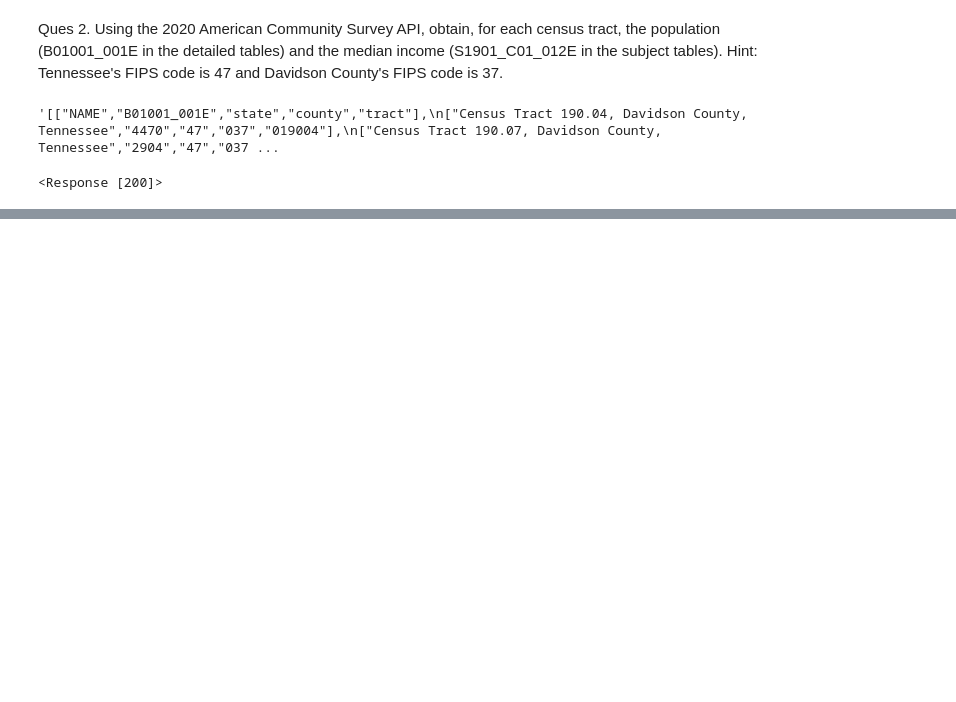
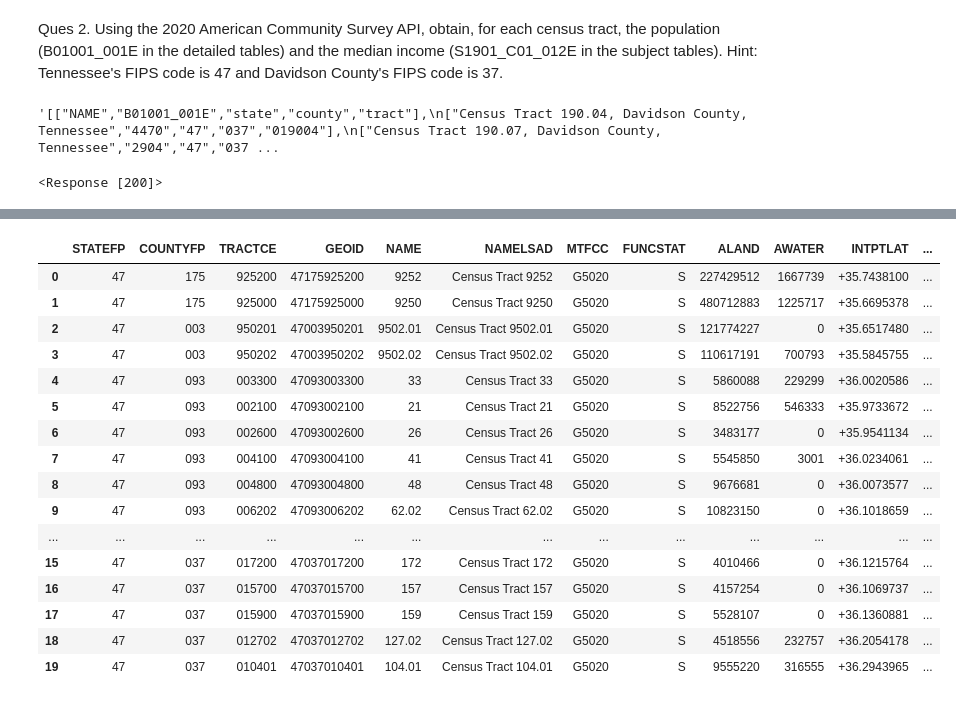
Before and after one commit to nss-data-science-cohort-6/api_project-twix, a Jupyter notebook: AM_api_project.ipynb, the cells around one changed output, grey strips where cells are left out. Drawn from its saved outputs; the diff is of its cells as text; code cells hidden in the pictures; blank space fills up the shorter version.

```diff
--- a/AM_api_project.ipynb
+++ b/AM_api_project.ipynb
@@ -358,0 +290,21 @@ print(txt)
+# %%
+Shapefile = gpd.read_file('../tl_2020_47_tract/')
+Shapefile.head(20)
+# %% [output]
+|  | STATEFP | COUNTYFP | TRACTCE | GEOID | NAME | NAMELSAD | MTFCC | FUNCSTAT | ALAND | AWATER | INTPTLAT | ... |
+| 0 | 47 | 175 | 925200 | 47175925200 | 9252 | Census Tract 9252 | G5020 | S | 227429512 | 1667739 | +35.7438100 | ... |
+| 1 | 47 | 175 | 925000 | 47175925000 | 9250 | Census Tract 9250 | G5020 | S | 480712883 | 1225717 | +35.6695378 | ... |
+| 2 | 47 | 003 | 950201 | 47003950201 | 9502.01 | Census Tract 9502.01 | G5020 | S | 121774227 | 0 | +35.6517480 | ... |
+| 3 | 47 | 003 | 950202 | 47003950202 | 9502.02 | Census Tract 9502.02 | G5020 | S | 110617191 | 700793 | +35.5845755 | ... |
+| 4 | 47 | 093 | 003300 | 47093003300 | 33 | Census Tract 33 | G5020 | S | 5860088 | 229299 | +36.0020586 | ... |
+| 5 | 47 | 093 | 002100 | 47093002100 | 21 | Census Tract 21 | G5020 | S | 8522756 | 546333 | +35.9733672 | ... |
+| 6 | 47 | 093 | 002600 | 47093002600 | 26 | Census Tract 26 | G5020 | S | 3483177 | 0 | +35.9541134 | ... |
+| 7 | 47 | 093 | 004100 | 47093004100 | 41 | Census Tract 41 | G5020 | S | 5545850 | 3001 | +36.0234061 | ... |
+| 8 | 47 | 093 | 004800 | 47093004800 | 48 | Census Tract 48 | G5020 | S | 9676681 | 0 | +36.0073577 | ... |
+| 9 | 47 | 093 | 006202 | 47093006202 | 62.02 | Census Tract 62.02 | G5020 | S | 10823150 | 0 | +36.1018659 | ... |
+| ... | ... | ... | ... | ... | ... | ... | ... | ... | ... | ... | ... | ... |
+| 15 | 47 | 037 | 017200 | 47037017200 | 172 | Census Tract 172 | G5020 | S | 4010466 | 0 | +36.1215764 | ... |
+| 16 | 47 | 037 | 015700 | 47037015700 | 157 | Census Tract 157 | G5020 | S | 4157254 | 0 | +36.1069737 | ... |
+| 17 | 47 | 037 | 015900 | 47037015900 | 159 | Census Tract 159 | G5020 | S | 5528107 | 0 | +36.1360881 | ... |
+| 18 | 47 | 037 | 012702 | 47037012702 | 127.02 | Census Tract 127.02 | G5020 | S | 4518556 | 232757 | +36.2054178 | ... |
+| 19 | 47 | 037 | 010401 | 47037010401 | 104.01 | Census Tract 104.01 | G5020 | S | 9555220 | 316555 | +36.2943965 | ... |
```
Also changed, not shown: parts of 61 cells of this notebook.
